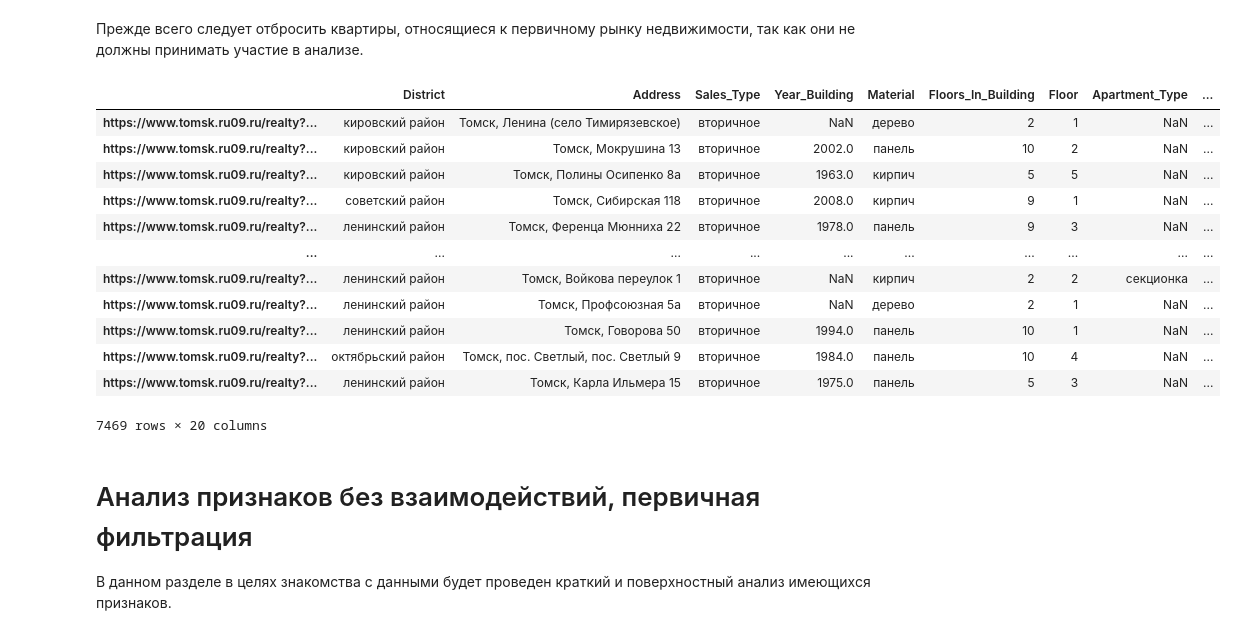
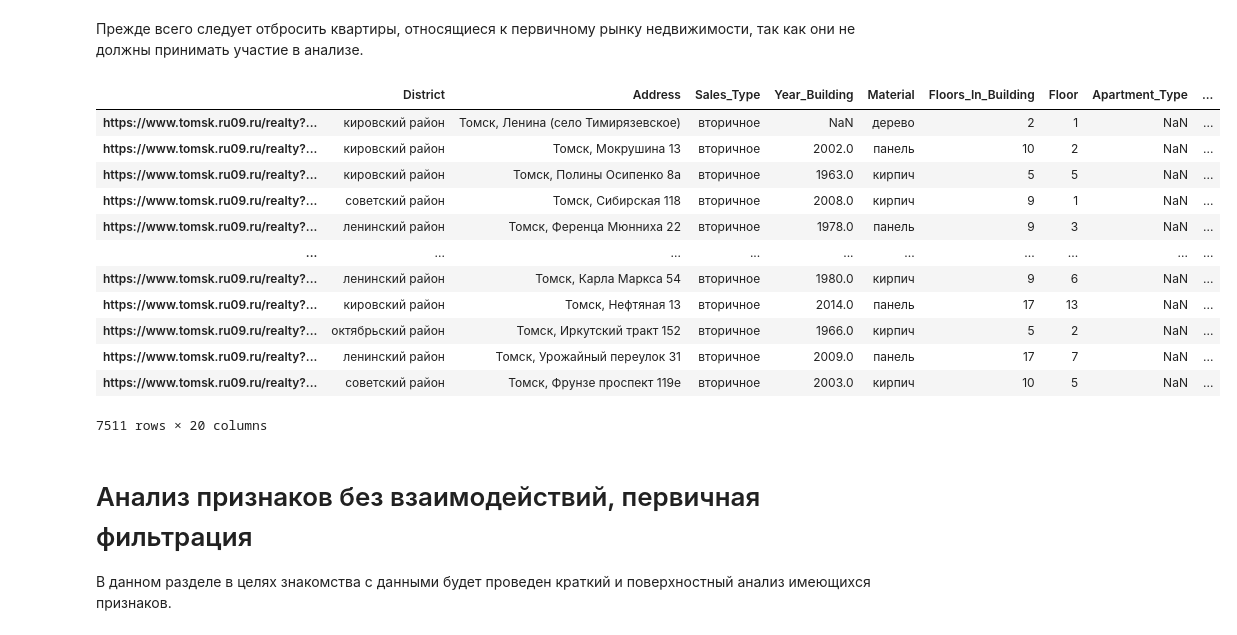
Before and after one commit to balov-oa/Exploratory-Data-Analysis, a Jupyter notebook: Data Processing.ipynb, the cells around one changed output. Saved outputs shown, nothing was run; the diff lists cells and outputs as text; code cells hidden in the pictures.

```diff
--- a/Data Processing.ipynb
+++ b/Data Processing.ipynb
@@ -135,28 +135,28 @@ def handle_dataframe(df):
 Прежде всего следует отбросить квартиры, относящиеся к первичному рынку недвижимости, так как они не должны принимать участие в анализе.
 # %%
 # df = handle_dataframe(pd.read_json('data.json', orient='index'))
-with open('C:/Users/qwerty.Oleg/Desktop/MyProject/Data/data.json', 'r') as fp:
+with open('C:/Users/qwerty.Oleg/Desktop/MyProject/Data/data_to_analisys.json', 'r') as fp:
     dict_data = json.load(fp)
 
 df = pd.DataFrame.from_dict(dict_data, orient='index')
 df = handle_dataframe(df)
 
 df = df[df['Sales_Type'] == 'вторичное']
 df
 # %% [output]
 |  | District | Address | Sales_Type | Year_Building | Material | Floors_In_Building | Floor | Apartment_Type | ... |
 | https://www.tomsk.ru09.ru/realty?... | кировский район | Томск, Ленина (село Тимирязевское) | вторичное | NaN | дерево | 2 | 1 | NaN | ... |
 | https://www.tomsk.ru09.ru/realty?... | кировский район | Томск, Мокрушина 13 | вторичное | 2002.0 | панель | 10 | 2 | NaN | ... |
 | https://www.tomsk.ru09.ru/realty?... | кировский район | Томск, Полины Осипенко 8а | вторичное | 1963.0 | кирпич | 5 | 5 | NaN | ... |
 | https://www.tomsk.ru09.ru/realty?... | советский район | Томск, Сибирская 118 | вторичное | 2008.0 | кирпич | 9 | 1 | NaN | ... |
 | https://www.tomsk.ru09.ru/realty?... | ленинский район | Томск, Ференца Мюнниха 22 | вторичное | 1978.0 | панель | 9 | 3 | NaN | ... |
 | ... | ... | ... | ... | ... | ... | ... | ... | ... | ... |
-| https://www.tomsk.ru09.ru/realty?... | ленинский район | Томск, Войкова переулок 1 | вторичное | NaN | кирпич | 2 | 2 | секционка | ... |
-| https://www.tomsk.ru09.ru/realty?... | ленинский район | Томск, Профсоюзная 5а | вторичное | NaN | дерево | 2 | 1 | NaN | ... |
-| https://www.tomsk.ru09.ru/realty?... | ленинский район | Томск, Говорова 50 | вторичное | 1994.0 | панель | 10 | 1 | NaN | ... |
-| https://www.tomsk.ru09.ru/realty?... | октябрьский район | Томск, пос. Светлый, пос. Светлый 9 | вторичное | 1984.0 | панель | 10 | 4 | NaN | ... |
-| https://www.tomsk.ru09.ru/realty?... | ленинский район | Томск, Карла Ильмера 15 | вторичное | 1975.0 | панель | 5 | 3 | NaN | ... |
+| https://www.tomsk.ru09.ru/realty?... | ленинский район | Томск, Карла Маркса 54 | вторичное | 1980.0 | кирпич | 9 | 6 | NaN | ... |
+| https://www.tomsk.ru09.ru/realty?... | кировский район | Томск, Нефтяная 13 | вторичное | 2014.0 | панель | 17 | 13 | NaN | ... |
+| https://www.tomsk.ru09.ru/realty?... | октябрьский район | Томск, Иркутский тракт 152 | вторичное | 1966.0 | кирпич | 5 | 2 | NaN | ... |
+| https://www.tomsk.ru09.ru/realty?... | ленинский район | Томск, Урожайный переулок 31 | вторичное | 2009.0 | панель | 17 | 7 | NaN | ... |
+| https://www.tomsk.ru09.ru/realty?... | советский район | Томск, Фрунзе проспект 119е | вторичное | 2003.0 | кирпич | 10 | 5 | NaN | ... |
-7469 rows × 20 columns
+7511 rows × 20 columns
 # %% [markdown]
 # Анализ признаков без взаимодействий, первичная фильтрация
 В данном разделе в целях знакомства с данными будет проведен краткий и поверхностный анализ имеющихся признаков.
```
Also changed, not shown: parts of 25 cells of this notebook.
